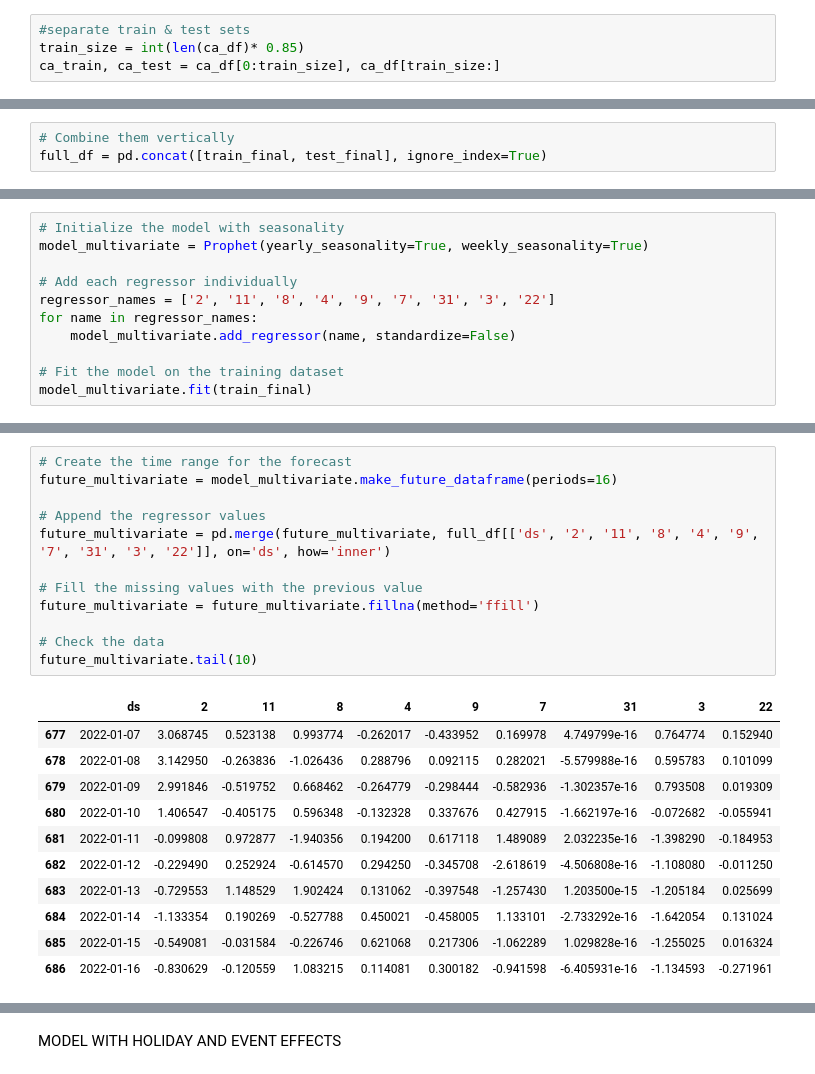
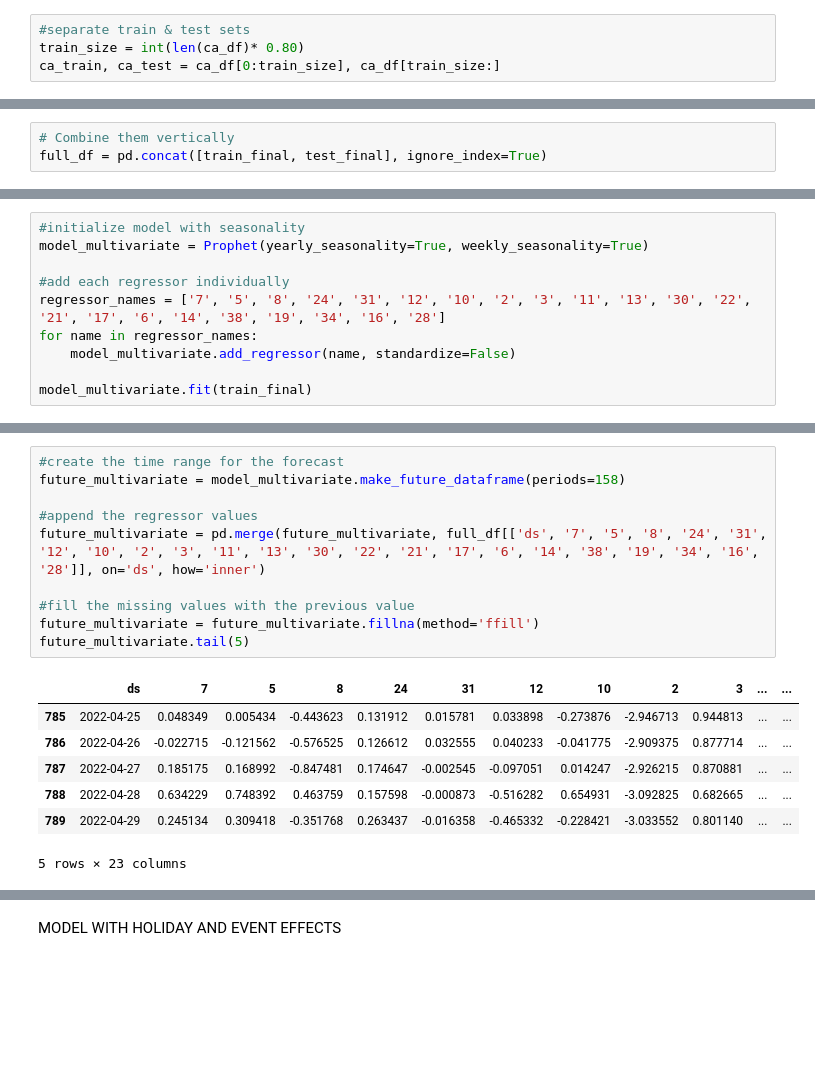
Before and after one commit to danielhe-nu/STAT390-Snowman, a Jupyter notebook: willem_multivariate_prophet.ipynb, the cells around one changed output, grey strips where cells are left out. Cells and saved outputs as stored; diff of their text form; blank space fills up the shorter version.

```diff
--- a/willem_multivariate_prophet.ipynb
+++ b/willem_multivariate_prophet.ipynb
@@ -35,7 +35,7 @@ ca_df.head(3)
 3 rows × 52 columns
 # %%
 #separate train & test sets
-train_size = int(len(ca_df)* 0.85)
+train_size = int(len(ca_df)* 0.80)
 ca_train, ca_test = ca_df[0:train_size], ca_df[train_size:]
 # %%
 #identify best features among 179 using PCA -- to help speed up
@@ -273,12 +256,11 @@ MULTIVARIATE PROPHET MDOEL WITH VARIABLES REVEALED VIA FORWARD SELECTION
 # %%
-# Initialize the model with seasonality
+#initialize model with seasonality
 model_multivariate = Prophet(yearly_seasonality=True, weekly_seasonality=True)
 
-# Add each regressor individually
-regressor_names = ['2', '11', '8', '4', '9', '7', '31', '3', '22']
+#add each regressor individually
+regressor_names = ['7', '5', '8', '24', '31', '12', '10', '2', '3', '11', '13', '30', '22', '21', '17', '6', '14', '38', '19', '34', '16', '28']
 for name in regressor_names:
     model_multivariate.add_regressor(name, standardize=False)
 
-# Fit the model on the training dataset
 model_multivariate.fit(train_final)
 # %% [output]
@@ -287,25 +269,19 @@ model_multivariate.fit(train_final)
 <prophet.forecaster.Prophet at 0x...>
 # %%
-# Create the time range for the forecast
-future_multivariate = model_multivariate.make_future_dataframe(periods=16)
+#create the time range for the forecast
+future_multivariate = model_multivariate.make_future_dataframe(periods=158)
 
-# Append the regressor values
-future_multivariate = pd.merge(future_multivariate, full_df[['ds', '2', '11', '8', '4', '9', '7', '31', '3', '22']], on='ds', how='inner')
+#append the regressor values
+future_multivariate = pd.merge(future_multivariate, full_df[['ds', '7', '5', '8', '24', '31', '12', '10', '2', '3', '11', '13', '30', '22', '21', '17', '6', '14', '38', '19', '34', '16', '28']], on='ds', how='inner')
 
-# Fill the missing values with the previous value
+#fill the missing values with the previous value
 future_multivariate = future_multivariate.fillna(method='ffill')
-
-# Check the data
-future_multivariate.tail(10)
+future_multivariate.tail(5)
 # %% [output]
-|  | ds | 2 | 11 | 8 | 4 | 9 | 7 | 31 | 3 | 22 |
-| 677 | 2022-01-07 | 3.068745 | 0.523138 | 0.993774 | -0.262017 | -0.433952 | 0.169978 | 4.749799e-16 | 0.764774 | 0.152940 |
-| 678 | 2022-01-08 | 3.142950 | -0.263836 | -1.026436 | 0.288796 | 0.092115 | 0.282021 | -5.579988e-16 | 0.595783 | 0.101099 |
-| 679 | 2022-01-09 | 2.991846 | -0.519752 | 0.668462 | -0.264779 | -0.298444 | -0.582936 | -1.302357e-16 | 0.793508 | 0.019309 |
-| 680 | 2022-01-10 | 1.406547 | -0.405175 | 0.596348 | -0.132328 | 0.337676 | 0.427915 | -1.662197e-16 | -0.072682 | -0.055941 |
-| 681 | 2022-01-11 | -0.099808 | 0.972877 | -1.940356 | 0.194200 | 0.617118 | 1.489089 | 2.032235e-16 | -1.398290 | -0.184953 |
-| 682 | 2022-01-12 | -0.229490 | 0.252924 | -0.614570 | 0.294250 | -0.345708 | -2.618619 | -4.506808e-16 | -1.108080 | -0.011250 |
-| 683 | 2022-01-13 | -0.729553 | 1.148529 | 1.902424 | 0.131062 | -0.397548 | -1.257430 | 1.203500e-15 | -1.205184 | 0.025699 |
-| 684 | 2022-01-14 | -1.133354 | 0.190269 | -0.527788 | 0.450021 | -0.458005 | 1.133101 | -2.733292e-16 | -1.642054 | 0.131024 |
-| 685 | 2022-01-15 | -0.549081 | -0.031584 | -0.226746 | 0.621068 | 0.217306 | -1.062289 | 1.029828e-16 | -1.255025 | 0.016324 |
-| 686 | 2022-01-16 | -0.830629 | -0.120559 | 1.083215 | 0.114081 | 0.300182 | -0.941598 | -6.405931e-16 | -1.134593 | -0.271961 |
+|  | ds | 7 | 5 | 8 | 24 | 31 | 12 | 10 | 2 | 3 | ... | ... |
+| 785 | 2022-04-25 | 0.048349 | 0.005434 | -0.443623 | 0.131912 | 0.015781 | 0.033898 | -0.273876 | -2.946713 | 0.944813 | ... | ... |
+| 786 | 2022-04-26 | -0.022715 | -0.121562 | -0.576525 | 0.126612 | 0.032555 | 0.040233 | -0.041775 | -2.909375 | 0.877714 | ... | ... |
+| 787 | 2022-04-27 | 0.185175 | 0.168992 | -0.847481 | 0.174647 | -0.002545 | -0.097051 | 0.014247 | -2.926215 | 0.870881 | ... | ... |
+| 788 | 2022-04-28 | 0.634229 | 0.748392 | 0.463759 | 0.157598 | -0.000873 | -0.516282 | 0.654931 | -3.092825 | 0.682665 | ... | ... |
+| 789 | 2022-04-29 | 0.245134 | 0.309418 | -0.351768 | 0.263437 | -0.016358 | -0.465332 | -0.228421 | -3.033552 | 0.801140 | ... | ... |
+5 rows × 23 columns
```
Also changed, not shown: parts of 21 cells of this notebook.
